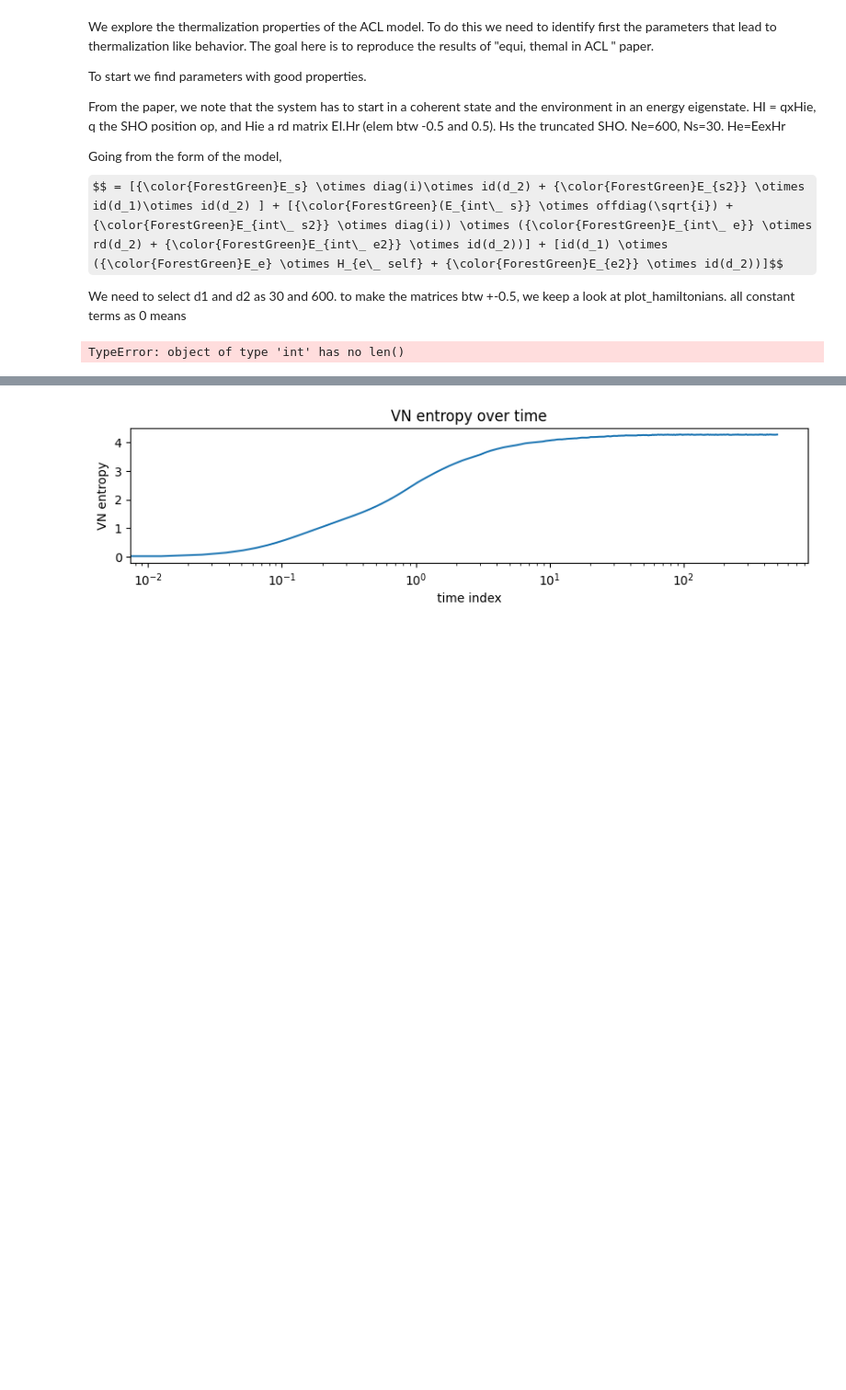
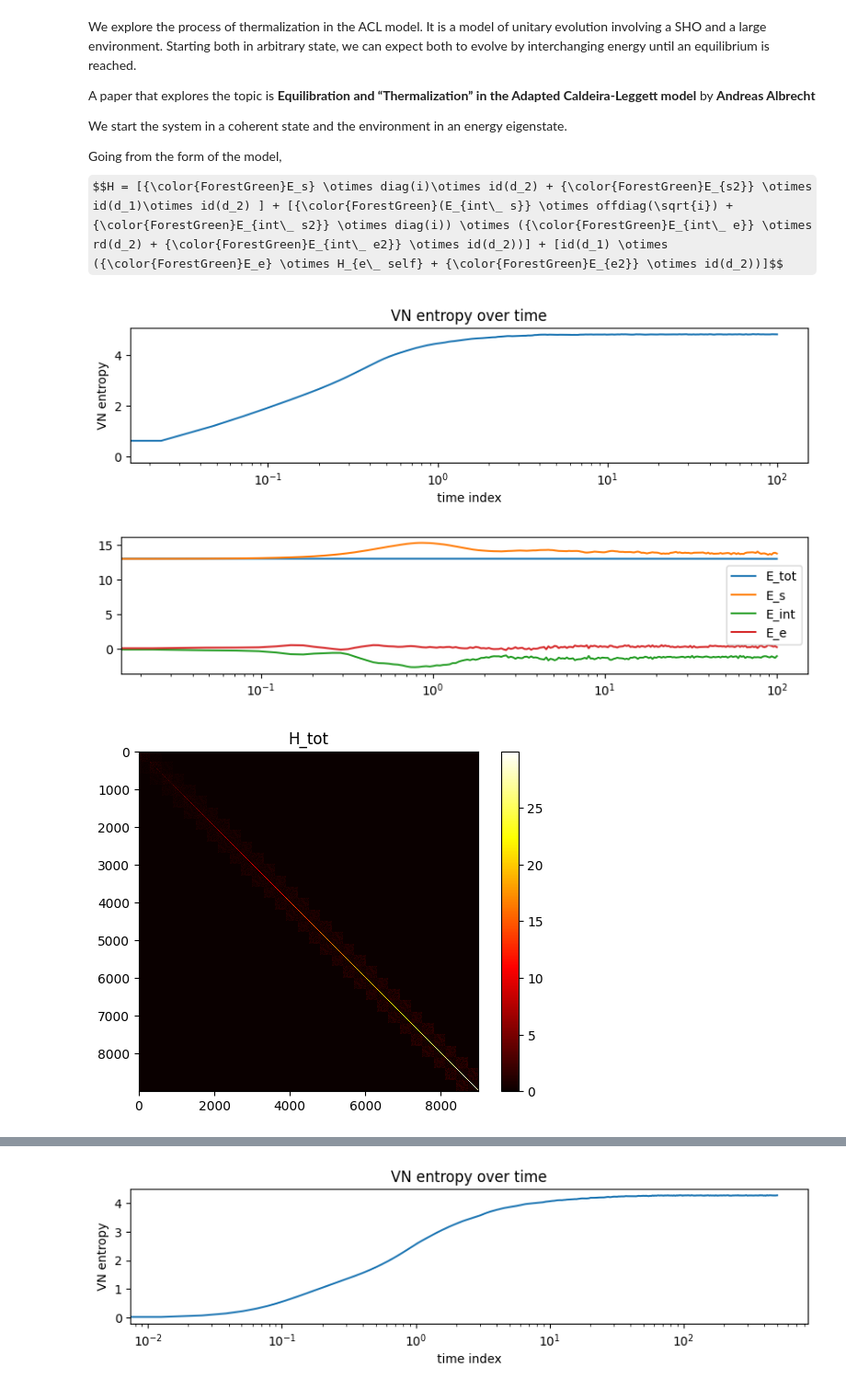
Before and after one commit to MarinAndreGirard/ACL, a Jupyter notebook: Working/thermalization.ipynb, the cells around one changed output, grey strips where cells are left out. Shown at 92% size. Drawn from its saved outputs; the diff is of its cells as text; code cells hidden in the pictures; some formulas as TeX source; blank space fills up the shorter version.

Commit message:
thermalization data analysis

```diff
--- a/Working/thermalization.ipynb
+++ b/Working/thermalization.ipynb
@@ -53,15 +51,12 @@ ImportError: cannot import name 'load_tlist' from 'core' (/Users/maringirard/Dev
 # %% [markdown]
-We explore the thermalization properties of the ACL model. To do this we need to identify first the parameters that lead to thermalization like behavior. The goal here is to reproduce the results of "equi, themal in ACL " paper.
+We explore the process of thermalization in the ACL model. It is a model of unitary evolution involving a SHO and a large environment. Starting both in arbitrary state, we can expect both to evolve by interchanging energy until an equilibrium is reached.
 
-To start we find parameters with good properties.
+A paper that explores the topic is **Equilibration and “Thermalization” in the Adapted Caldeira-Leggett model** by **Andreas Albrecht**
 
-From the paper, we note that the system has to start in a coherent state and the environment in an energy eigenstate.
-HI = qxHie, q the SHO position op, and Hie a rd matrix EI.Hr (elem btw -0.5 and 0.5). Hs the truncated SHO. Ne=600, Ns=30. He=EexHr
+We start the system in a coherent state and the environment in an energy eigenstate.
 
 Going from the form of the model,
-$$ = [{\color{ForestGreen}E_s} \otimes diag(i)\otimes id(d_2) + {\color{ForestGreen}E_{s2}} \otimes id(d_1)\otimes id(d_2) ] + [{\color{ForestGreen}(E_{int\_ s}} \otimes offdiag(\sqrt{i}) + {\color{ForestGreen}E_{int\_ s2}} \otimes diag(i)) \otimes ({\color{ForestGreen}E_{int\_ e}} \otimes rd(d_2) + {\color{ForestGreen}E_{int\_ e2}} \otimes id(d_2))] + [id(d_1) \otimes ({\color{ForestGreen}E_e} \otimes H_{e\_ self} + {\color{ForestGreen}E_{e2}} \otimes id(d_2))]$$
-
-We need to select d1 and d2 as 30 and 600. to make the matrices btw +-0.5, we keep a look at plot_hamiltonians. all constant terms as 0 means
+$$H = [{\color{ForestGreen}E_s} \otimes diag(i)\otimes id(d_2) + {\color{ForestGreen}E_{s2}} \otimes id(d_1)\otimes id(d_2) ] + [{\color{ForestGreen}(E_{int\_ s}} \otimes offdiag(\sqrt{i}) + {\color{ForestGreen}E_{int\_ s2}} \otimes diag(i)) \otimes ({\color{ForestGreen}E_{int\_ e}} \otimes rd(d_2) + {\color{ForestGreen}E_{int\_ e2}} \otimes id(d_2))] + [id(d_1) \otimes ({\color{ForestGreen}E_e} \otimes H_{e\_ self} + {\color{ForestGreen}E_{e2}} \otimes id(d_2))]$$
 # %%
 file_name="ACL_eq_1"
 d1, d2, E_s, E_s2, E_int_s, E_int_e, E_int_s2, E_int_e2, E_e, E_e2, w, envi, tmax, ind_nb, log = load_param(file_name)
@@ -74,16 +69,18 @@ eigen = eig(H_list)
 # %%
 plot_VN(result,tlist,1)
 plt.show()
-[E_tot,E_s,E_int,E_e]=exp_val_time(result, H_list, info)
+[E_tot,E_s,E_int,E_e]=exp_val_time(result, H_list, tlist)
 plt.figure(figsize=(10, 2))
 plt.plot(tlist,E_tot)
 plt.plot(tlist,E_s)
 plt.plot(tlist,E_int)
 plt.plot(tlist,E_e)
 plt.xscale("log")
 plt.legend(["E_tot","E_s","E_int","E_e"])
 plt.show()
 
 plot_hamiltonians(H_list)
 # %% [output]
-TypeError: object of type 'int' has no len()
+[figure, added]
+[figure, added]
+[figure, added]
```
Also changed, not shown: parts of 4 cells of this notebook, 2 other files.
